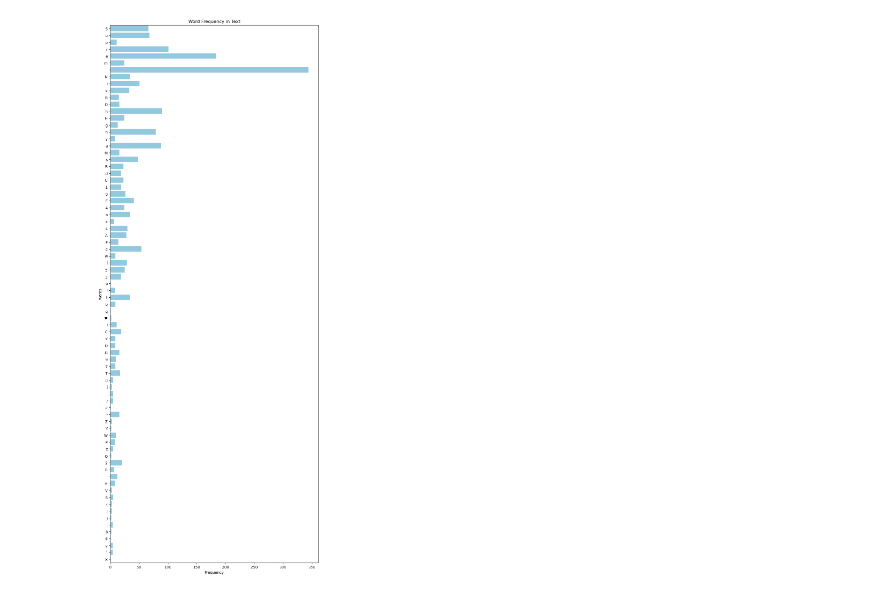
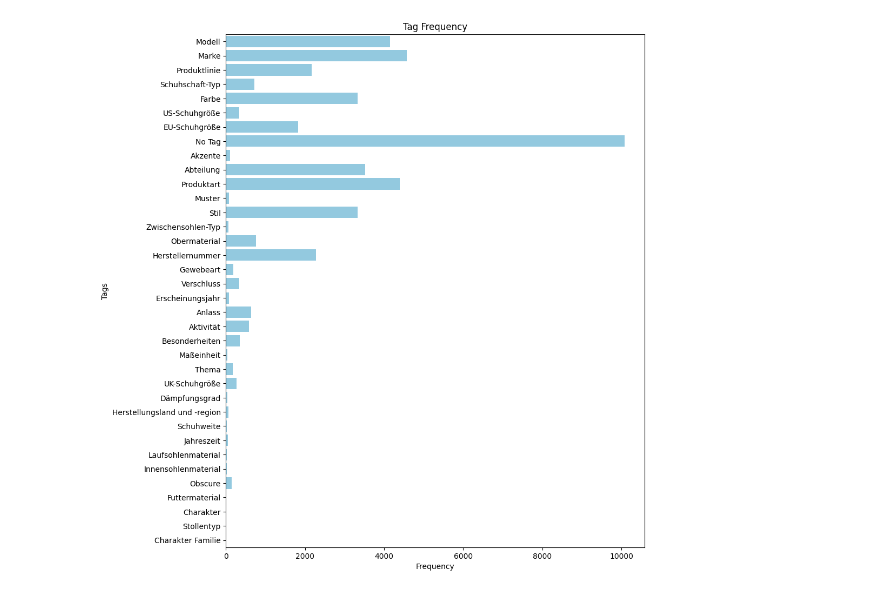
Before and after one commit to TheDevCarnage/NLP-Project-NER, a Jupyter notebook: notebooks/data_visualizing.ipynb, the cells around one changed output. Saved outputs shown, nothing was run; the diff lists cells and outputs as text; code cells hidden in the pictures.

Commit message:
fixed visualization code and added word cloud to visualization
fixed previous frequency count code. added word cloud visualization to words, tags and tokens from training set

```diff
--- a/notebooks/data_visualizing.ipynb
+++ b/notebooks/data_visualizing.ipynb
@@ -41,0 +10,6 @@ print(df)
+# %%
+file_path_trained = "Train_Tagged_Titles.tsv"
+file_path_test = "test.tsv"
+
+df = pd.read_csv(file_path_trained, sep='\t', quoting=3)
+print(df)
@@ -45,0 +39,18 @@ import seaborn as sns
+# %%
+#separate title sentences and split them by words in list
+df['words_in_title'] = df.apply(lambda r: r['Title'].split(' '), axis=1)
+
+# Title, Tags, and Tokens - separated into individual words.
+flat_words_from_tokens = [word for sentence in df['words_in_title'] for word in sentence]
+flat_tokens = [token for token in df['Token']]
+flat_tags = [tag for tag in df['Tag']]
+
+print("Number of words in titles: " + str(len(flat_words_from_tokens)))
+#print("Titles (each word): ")
+#print(flat_words_from_tokens)
+
+print("Number of different types of tokens: " + str(len(flat_tokens)))
+print( flat_tokens)
+
+print("Number of corresponding  tags: " + str(len(flat_tags)))
+print( flat_tags)
@@ -46,18 +96,12 @@ import seaborn as sns
 # %%
 
-flat_tokens = [token for sentence_tokens in df['tokenized_sent'] for token in sentence_tokens]
+tag_counts = Counter(flat_tags)
 
-
-text = ' '.join(flat_tokens)
-
-# Tokenize the text into words
-word_counts = Counter(text)
-
-plt.figure(figsize=(10, len(word_counts) / 3))
-sns.barplot(x=list(word_counts.values()), y=list(word_counts.keys()), color='skyblue')
+plt.figure(figsize=(10, len(tag_counts) / 3))
+sns.barplot(x=list(tag_counts.values()), y=list(tag_counts.keys()), color='skyblue')
 plt.xlabel('Frequency')
-plt.ylabel('Words')
-plt.title('Word Frequency in Text')
+plt.ylabel('Tags')
+plt.title('Tag Frequency')
 plt.show()
 # %% [output]
-[figure, old version]
+[figure, new version]
```
Also changed, not shown: parts of 6 cells of this notebook.
